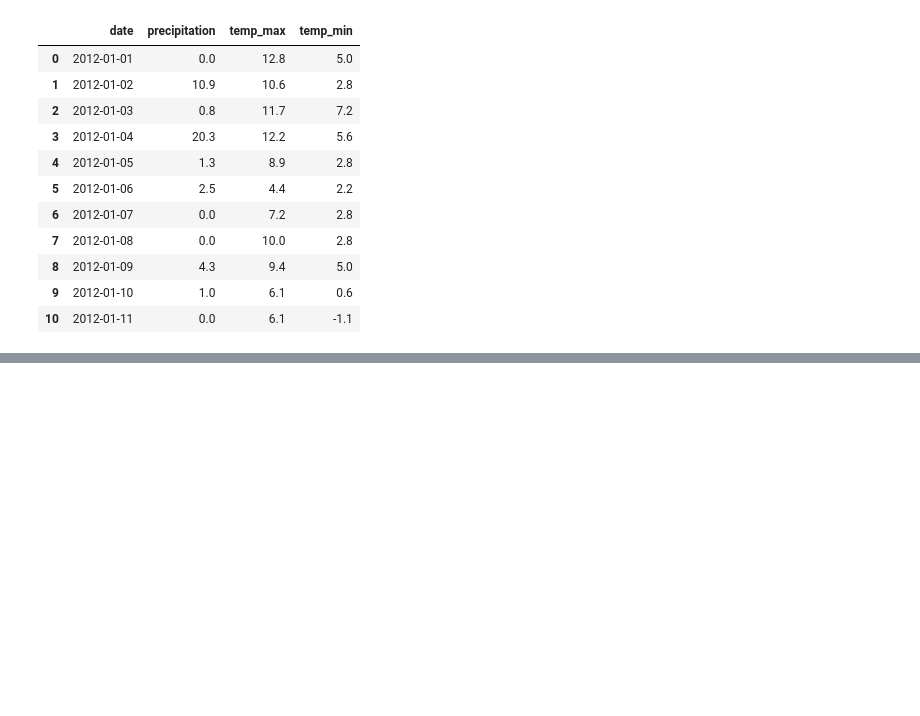
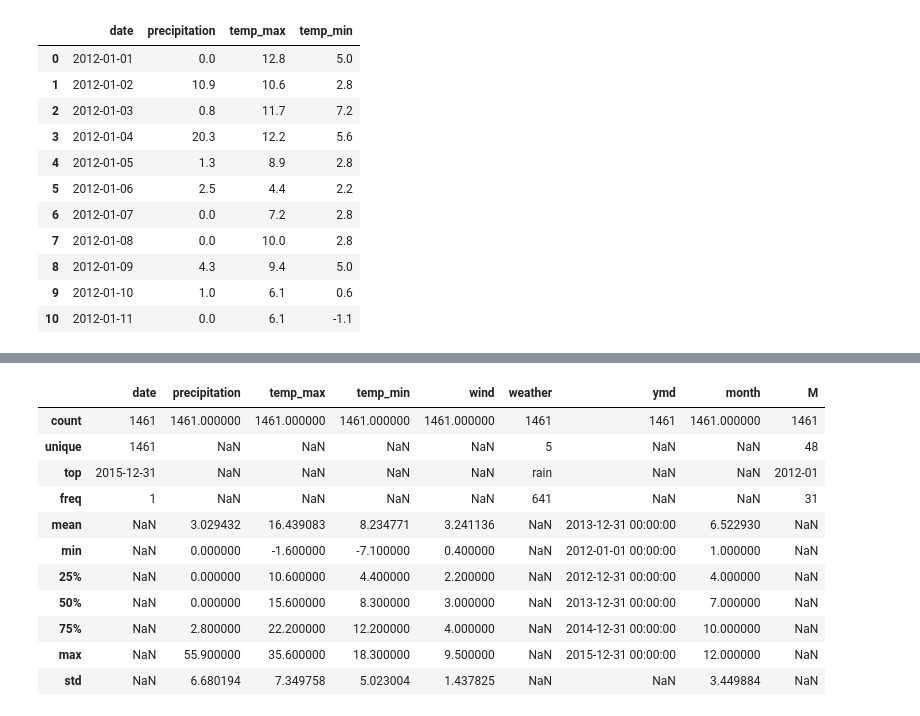
Before and after one commit to liuyankai2001/data_analysis, a Jupyter notebook: 04.数据分析入门/1.数据分析入门.ipynb, the cells around one changed output, grey strips where cells are left out. Saved outputs shown, nothing was run; the diff lists cells and outputs as text; code cells hidden in the pictures; blank space fills up the shorter version.

```diff
--- a/04.数据分析入门/1.数据分析入门.ipynb
+++ b/04.数据分析入门/1.数据分析入门.ipynb
@@ -227,0 +359,15 @@ df.loc[:10, ["date", "precipitation", "temp_max", "temp_min"]]
+# %%
+df.describe(include='all')
+# %% [output]
+|  | date | precipitation | temp_max | temp_min | wind | weather | ymd | month | M |
+| count | 1461 | 1461.000000 | 1461.000000 | 1461.000000 | 1461.000000 | 1461 | 1461 | 1461.000000 | 1461 |
+| unique | 1461 | NaN | NaN | NaN | NaN | 5 | NaN | NaN | 48 |
+| top | 2015-12-31 | NaN | NaN | NaN | NaN | rain | NaN | NaN | 2012-01 |
+| freq | 1 | NaN | NaN | NaN | NaN | 641 | NaN | NaN | 31 |
+| mean | NaN | 3.029432 | 16.439083 | 8.234771 | 3.241136 | NaN | 2013-12-31 00:00:00 | 6.522930 | NaN |
+| min | NaN | 0.000000 | -1.600000 | -7.100000 | 0.400000 | NaN | 2012-01-01 00:00:00 | 1.000000 | NaN |
+| 25% | NaN | 0.000000 | 10.600000 | 4.400000 | 2.200000 | NaN | 2012-12-31 00:00:00 | 4.000000 | NaN |
+| 50% | NaN | 0.000000 | 15.600000 | 8.300000 | 3.000000 | NaN | 2013-12-31 00:00:00 | 7.000000 | NaN |
+| 75% | NaN | 2.800000 | 22.200000 | 12.200000 | 4.000000 | NaN | 2014-12-31 00:00:00 | 10.000000 | NaN |
+| max | NaN | 55.900000 | 35.600000 | 18.300000 | 9.500000 | NaN | 2015-12-31 00:00:00 | 12.000000 | NaN |
+| std | NaN | 6.680194 | 7.349758 | 5.023004 | 1.437825 | NaN | NaN | 3.449884 | NaN |
```
Also changed, not shown: parts of 17 cells of this notebook, 1 other file.
